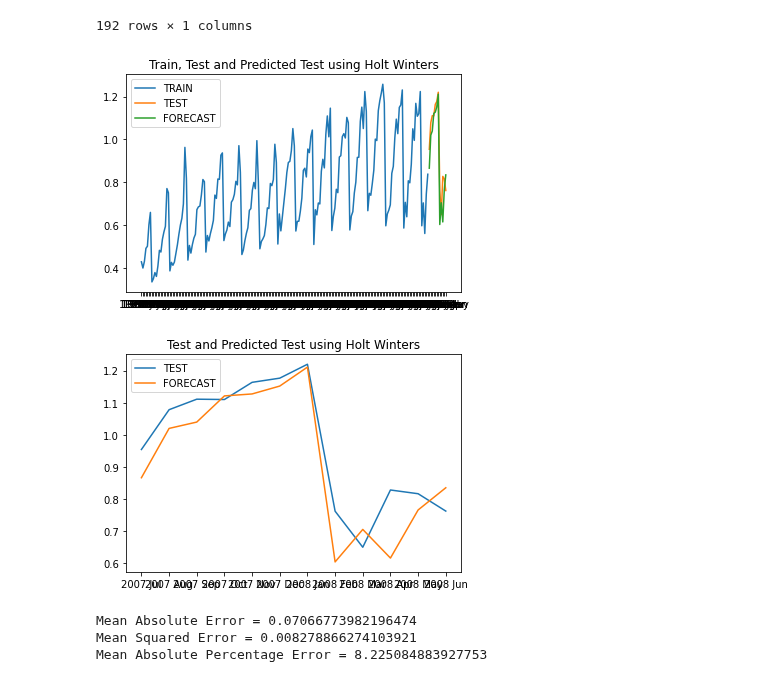
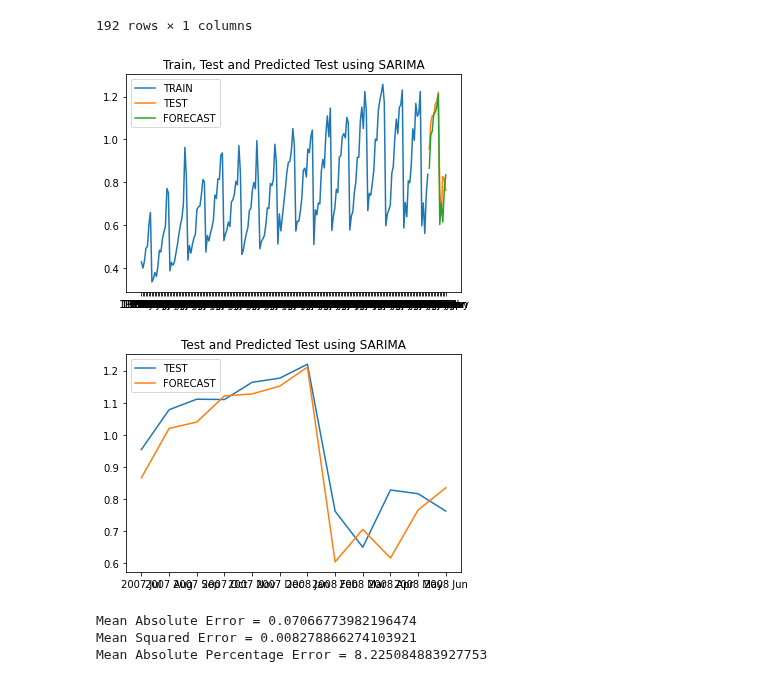
Before and after one commit to ogut77/DataScience, a Jupyter notebook: AllTS.ipynb, the cells around one changed output. Saved outputs shown, nothing was run; the diff lists cells and outputs as text; code cells hidden in the pictures.

```diff
--- a/AllTS.ipynb
+++ b/AllTS.ipynb
@@ -208,30 +208,30 @@ train
 # %%
 
 from statsmodels.tsa.statespace.sarimax import SARIMAX
 model=SARIMAX(train['Cost'],order=(3,1,1), seasonal_order=(0,1,1,12))
 model_fit=model.fit()
 test_prediction = model_fit.forecast(12)
 test_prediction=pd.DataFrame(test_prediction)
 new_index = test.index
 test_prediction=test_prediction.set_index(new_index)
 test_prediction.columns=['Cost']
 #As we take ln , convert back to original series using exp
 
 
 plt.plot(train['Cost'],label='TRAIN')
 plt.plot(test['Cost'],label='TEST')
 plt.plot(test_prediction,label='FORECAST')
 plt.legend(loc="upper left")
-plt.title('Train, Test and Predicted Test using Holt Winters');
+plt.title('Train, Test and Predicted Test using SARIMA');
 # %% [output]
-[figure, old version]
+[figure, new version]
 # %%
 plt.plot(test['Cost'],label='TEST')
 plt.plot(test_prediction,label='FORECAST')
 plt.legend(loc="upper left")
-plt.title('Test and Predicted Test using Holt Winters');
+plt.title('Test and Predicted Test using SARIMA');
 # %% [output]
-[figure, old version]
+[figure, new version]
 # %%
 #Evaluate forecasting Performance
 
```
Also changed, not shown: parts of 5 cells of this notebook.
